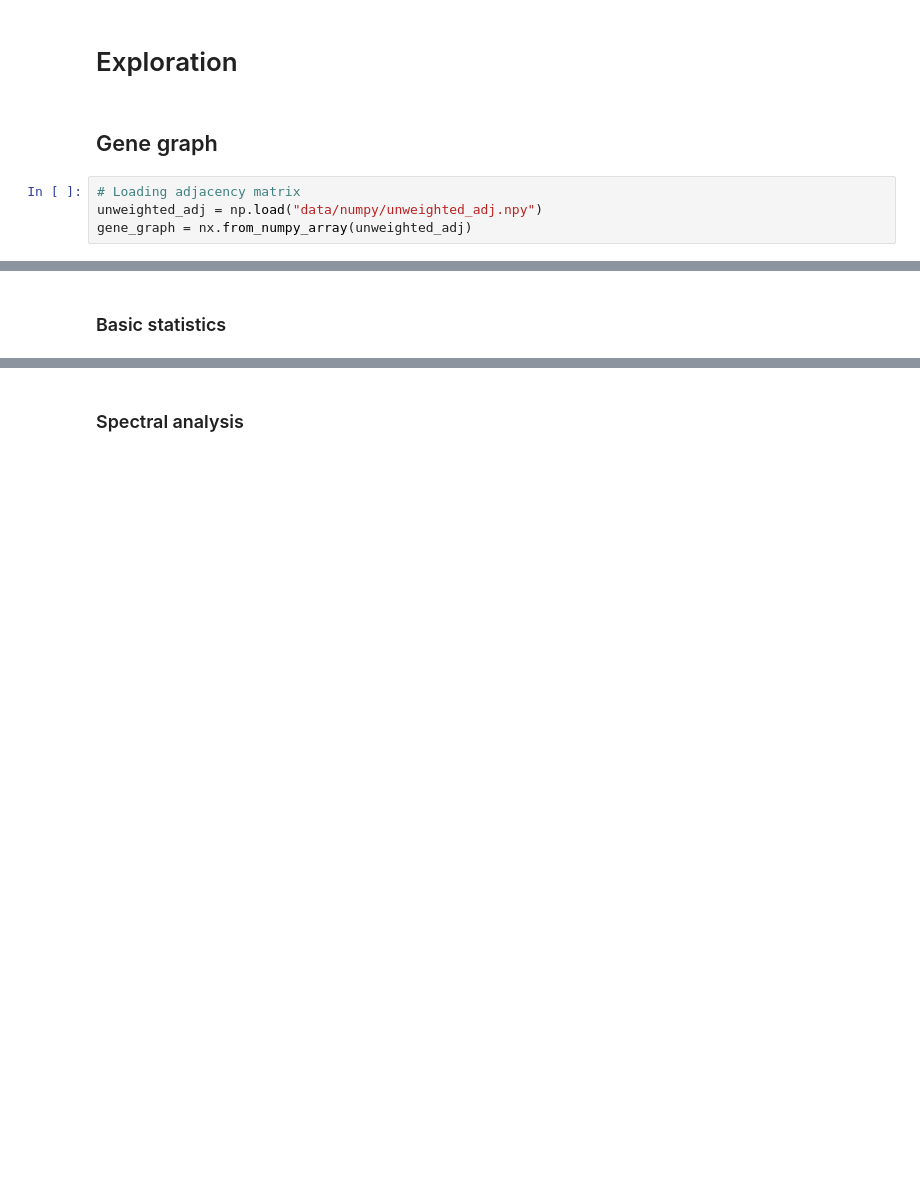
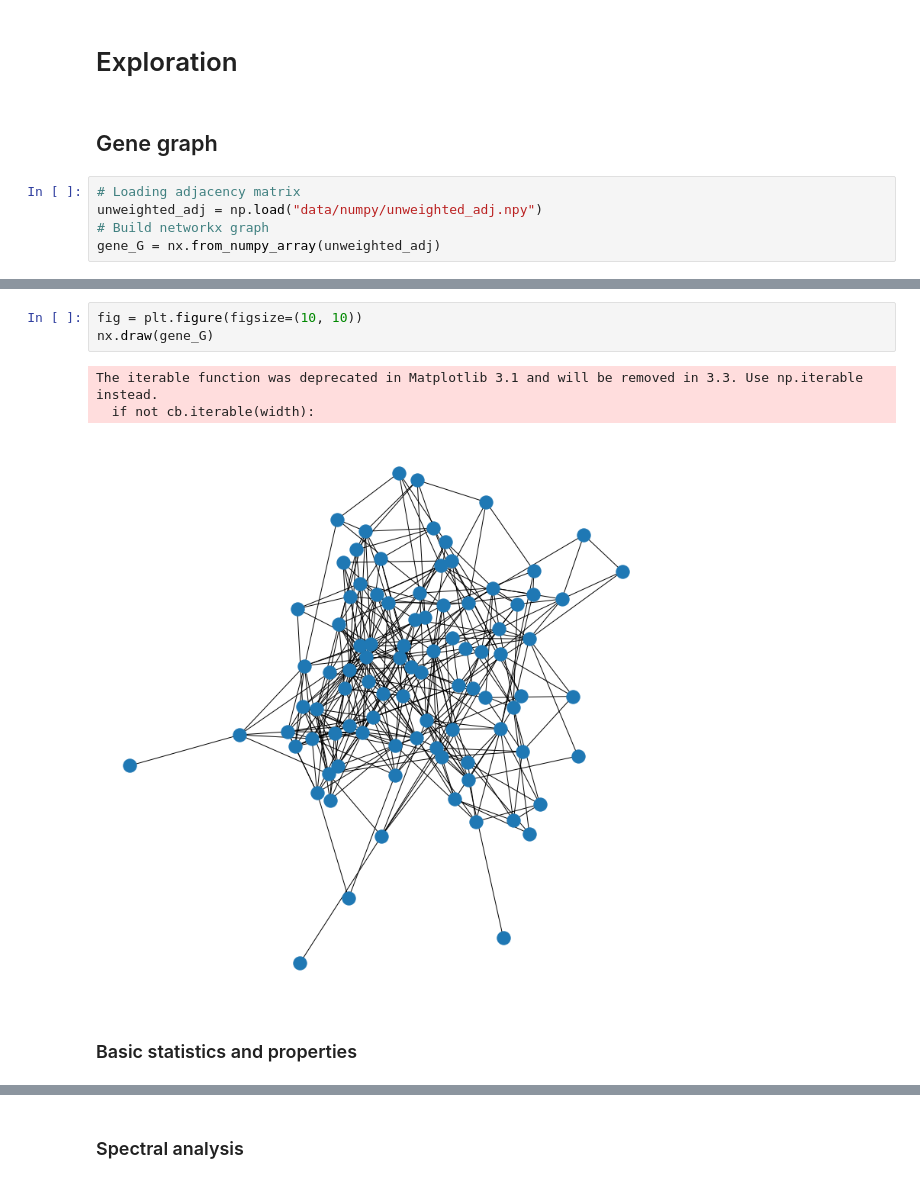
Before and after one commit to raphaelreiss/Network_tour_of_mice_genetics, a Jupyter notebook: Graph_Analysis_Mice_Genetics.ipynb, the cells around one changed output, grey strips where cells are left out. Cells and saved outputs as stored; diff of their text form; blank space fills up the shorter version.

```diff
--- a/Graph_Analysis_Mice_Genetics.ipynb
+++ b/Graph_Analysis_Mice_Genetics.ipynb
@@ -356,4 +361,5 @@ np.save("data/numpy/weighted_adjacency.npy", adj)
 # %%
 # Loading adjacency matrix
 unweighted_adj = np.load("data/numpy/unweighted_adj.npy")
-gene_graph = nx.from_numpy_array(unweighted_adj)
+# Build networkx graph
+gene_G = nx.from_numpy_array(unweighted_adj)
@@ -366,2 +371,9 @@ The iterable function was deprecated in Matplotlib 3.1 and will be removed in 3.
+# %%
+fig = plt.figure(figsize=(10, 10))
+nx.draw(gene_G)
+# %% [output]
+The iterable function was deprecated in Matplotlib 3.1 and will be removed in 3.3. Use np.iterable instead.
+  if not cb.iterable(width):
+[figure, added]
 # %% [markdown]
-### Basic statistics
+### Basic statistics and properties
```
Also changed, not shown: parts of 33 cells of this notebook.
